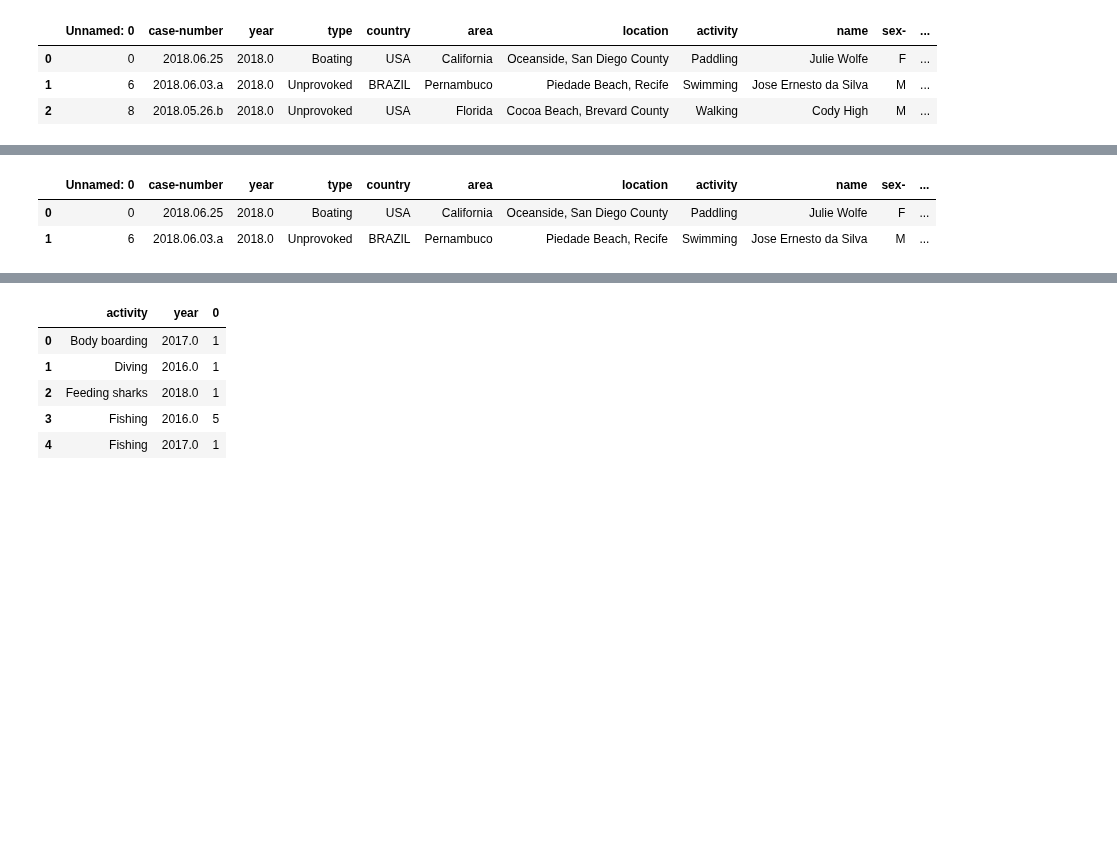
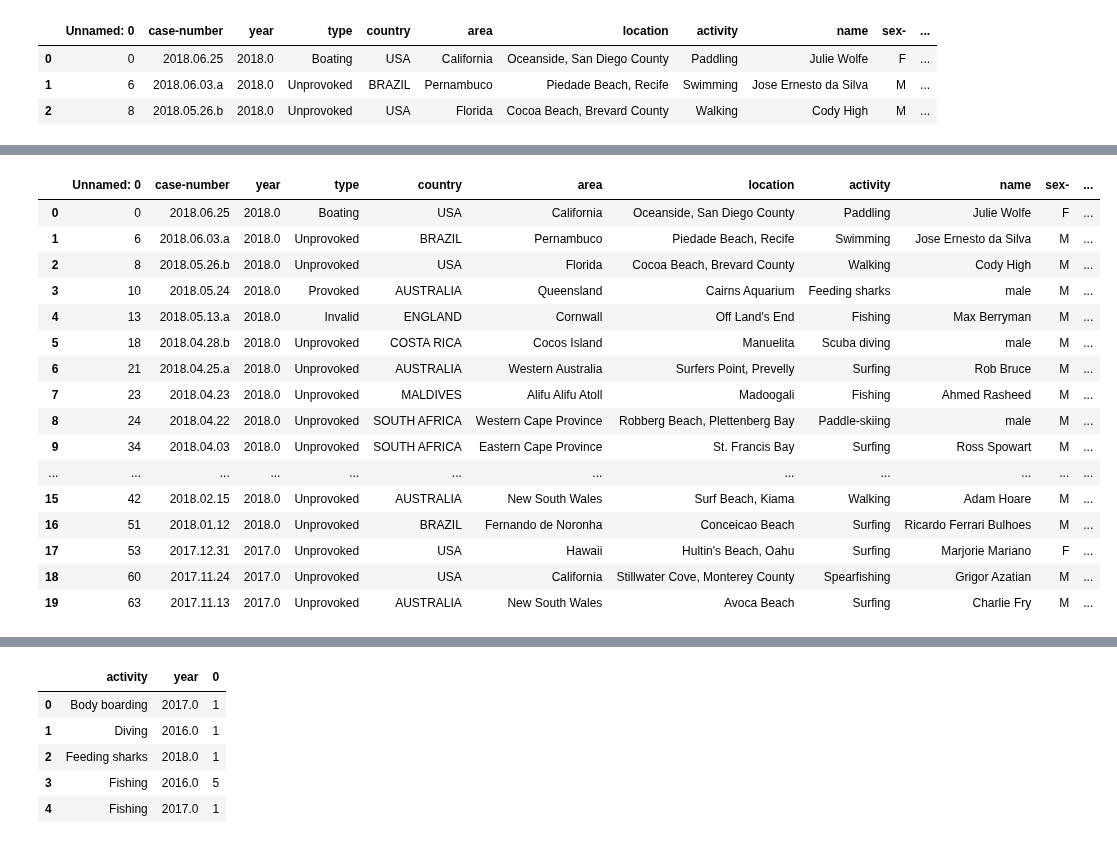
Before and after one commit to Adalab/DA-PROMO-B-MODULO1-SPRINT2-NATALIA-PAULA, a Jupyter notebook: Visualización/Visualizacion3.ipynb, the cells around one changed output, grey strips where cells are left out. Drawn from its saved outputs; the diff is of its cells as text; code cells hidden in the pictures; blank space fills up the shorter version.

```diff
--- a/Visualización/Visualizacion3.ipynb
+++ b/Visualización/Visualizacion3.ipynb
@@ -7,7 +7,7 @@ import numpy as np
 import seaborn as sns
 import matplotlib.pyplot as plt
 # %%
-df = pd.read_csv("attacks2.csv")
+df = pd.read_csv("./Visualización/attacks2.csv")
 df.head(3)
 # %% [output]
 |  | Unnamed: 0 | case-number | year | type | country | area | location | activity | name | sex- | ... |
@@ -36,11 +36,25 @@ dtypes: float64(1), int64(1), object(14)
 memory usage: 187.9+ KB
 # %%
 df_2015 = df[df["year"]>2015]
-df_2015.head(2)
+df_2015.head(20)
 # %% [output]
 |  | Unnamed: 0 | case-number | year | type | country | area | location | activity | name | sex- | ... |
 | 0 | 0 | 2018.06.25 | 2018.0 | Boating | USA | California | Oceanside, San Diego County | Paddling | Julie Wolfe | F | ... |
 | 1 | 6 | 2018.06.03.a | 2018.0 | Unprovoked | BRAZIL | Pernambuco | Piedade Beach, Recife | Swimming | Jose Ernesto da Silva | M | ... |
+| 2 | 8 | 2018.05.26.b | 2018.0 | Unprovoked | USA | Florida | Cocoa Beach, Brevard County | Walking | Cody High | M | ... |
+| 3 | 10 | 2018.05.24 | 2018.0 | Provoked | AUSTRALIA | Queensland | Cairns Aquarium | Feeding sharks | male | M | ... |
+| 4 | 13 | 2018.05.13.a | 2018.0 | Invalid | ENGLAND | Cornwall | Off Land's End | Fishing | Max Berryman | M | ... |
+| 5 | 18 | 2018.04.28.b | 2018.0 | Unprovoked | COSTA RICA | Cocos Island | Manuelita | Scuba diving | male | M | ... |
+| 6 | 21 | 2018.04.25.a | 2018.0 | Unprovoked | AUSTRALIA | Western Australia | Surfers Point, Prevelly | Surfing | Rob Bruce | M | ... |
+| 7 | 23 | 2018.04.23 | 2018.0 | Unprovoked | MALDIVES | Alifu Alifu Atoll | Madoogali | Fishing | Ahmed Rasheed | M | ... |
+| 8 | 24 | 2018.04.22 | 2018.0 | Unprovoked | SOUTH AFRICA | Western Cape Province | Robberg Beach, Plettenberg Bay | Paddle-skiing | male | M | ... |
+| 9 | 34 | 2018.04.03 | 2018.0 | Unprovoked | SOUTH AFRICA | Eastern Cape Province | St. Francis Bay | Surfing | Ross Spowart | M | ... |
+| ... | ... | ... | ... | ... | ... | ... | ... | ... | ... | ... | ... |
+| 15 | 42 | 2018.02.15 | 2018.0 | Unprovoked | AUSTRALIA | New South Wales | Surf Beach, Kiama | Walking | Adam Hoare | M | ... |
+| 16 | 51 | 2018.01.12 | 2018.0 | Unprovoked | BRAZIL | Fernando de Noronha | Conceicao Beach | Surfing | Ricardo Ferrari Bulhoes | M | ... |
+| 17 | 53 | 2017.12.31 | 2017.0 | Unprovoked | USA | Hawaii | Hultin's Beach, Oahu | Surfing | Marjorie Mariano | F | ... |
+| 18 | 60 | 2017.11.24 | 2017.0 | Unprovoked | USA | California | Stillwater Cove, Monterey County | Spearfishing | Grigor Azatian | M | ... |
+| 19 | 63 | 2017.11.13 | 2017.0 | Unprovoked | AUSTRALIA | New South Wales | Avoca Beach | Surfing | Charlie Fry | M | ... |
 # %%
 actividad_agrupado = df_2015.groupby(["activity","year"])
 actividad_agrupado.size()
```
Also changed, not shown: parts of 14 cells of this notebook, 10 other files.
